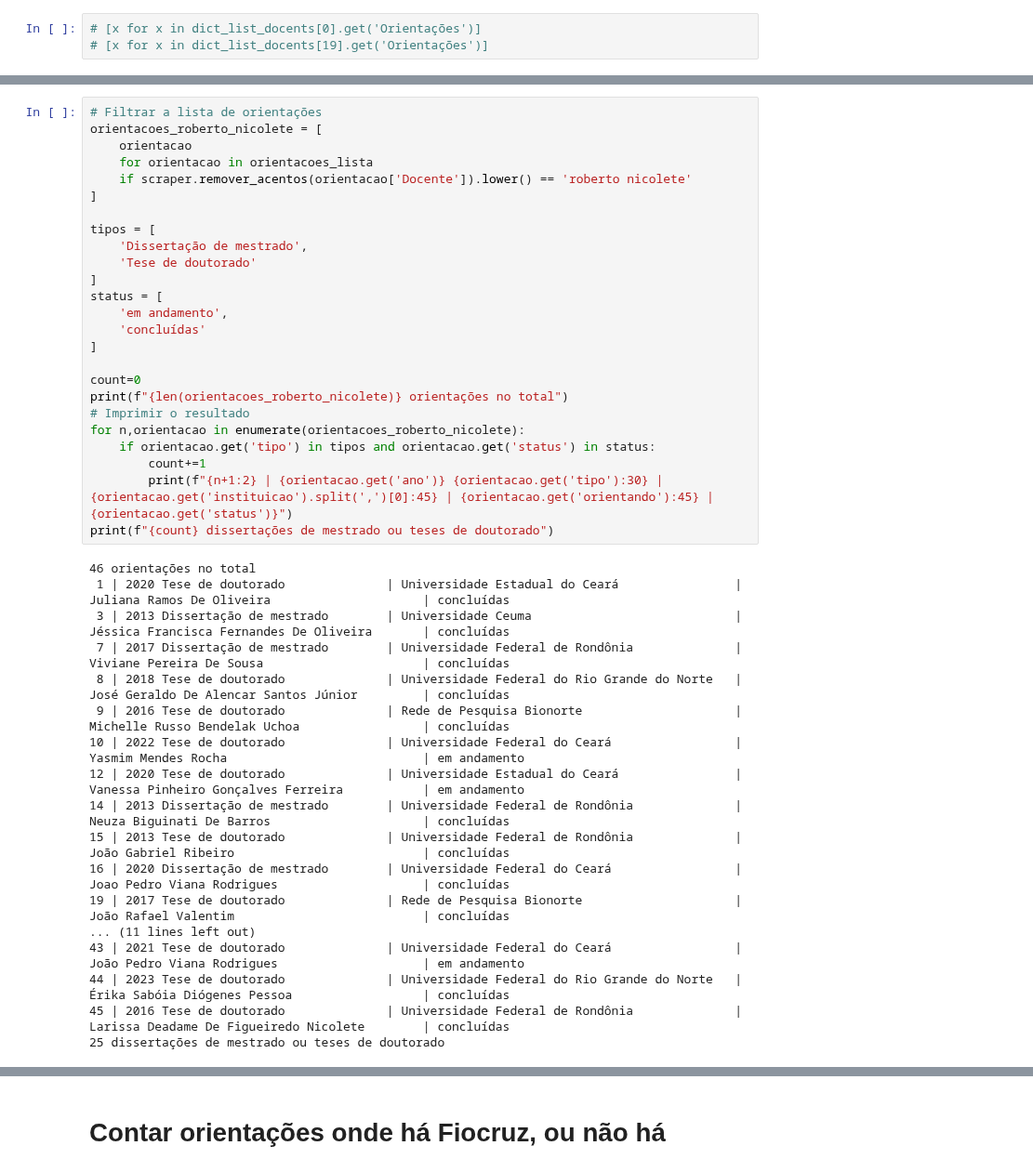
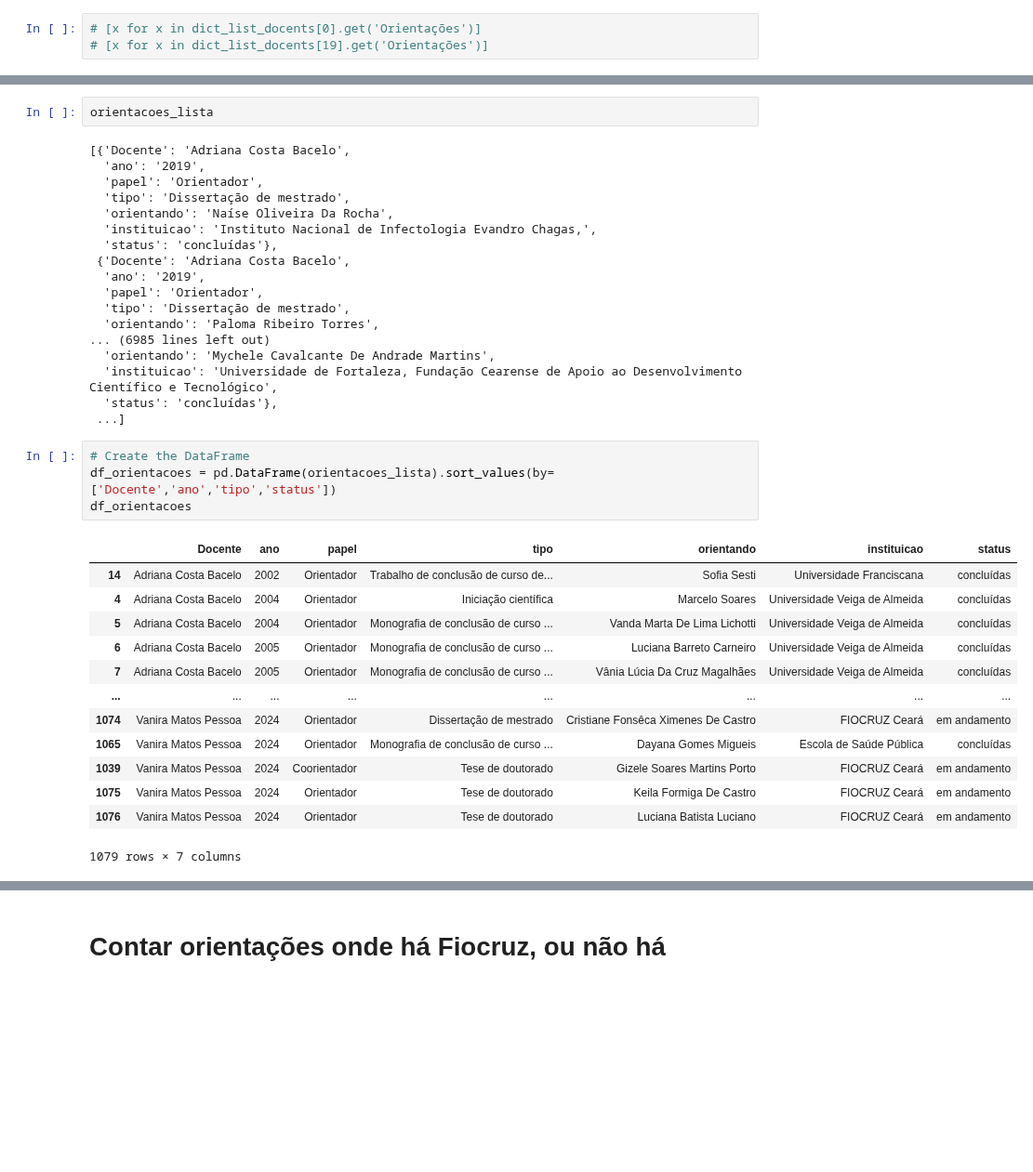
Before and after one commit to makaires77/ppgcs, a Jupyter notebook: nbk_eval_program_FIOCE.ipynb, the cells around one changed output, grey strips where cells are left out. Shown at 93% size. Saved outputs shown, nothing was run; the diff lists cells and outputs as text; blank space fills up the shorter version.

```diff
--- a/nbk_eval_program_FIOCE.ipynb
+++ b/nbk_eval_program_FIOCE.ipynb
@@ -1319,44 +995,39 @@ df_orientacoes = pd.DataFrame(orientacoes_lista).sort_values(by=['Docente','stat
+# %%
+orientacoes_lista
+# %% [output]
+[{'Docente': 'Adriana Costa Bacelo',
+  'ano': '2019',
+  'papel': 'Orientador',
+  'tipo': 'Dissertação de mestrado',
+  'orientando': 'Naíse Oliveira Da Rocha',
+  'instituicao': 'Instituto Nacional de Infectologia Evandro Chagas,',
+  'status': 'concluídas'},
+ {'Docente': 'Adriana Costa Bacelo',
+  'ano': '2019',
+  'papel': 'Orientador',
+  'tipo': 'Dissertação de mestrado',
+  'orientando': 'Paloma Ribeiro Torres',
+... (6985 lines left out)
+  'orientando': 'Mychele Cavalcante De Andrade Martins',
+  'instituicao': 'Universidade de Fortaleza, Fundação Cearense de Apoio ao Desenvolvimento Científico e Tecnológico',
+  'status': 'concluídas'},
+ ...]
 # %%
-# Filtrar a lista de orientações
-orientacoes_roberto_nicolete = [
-    orientacao
-    for orientacao in orientacoes_lista
-    if scraper.remover_acentos(orientacao['Docente']).lower() == 'roberto nicolete'
-]
-
-tipos = [
-    'Dissertação de mestrado',
-    'Tese de doutorado'
-]
-status = [
-    'em andamento',
-    'concluídas'
-]
-
-count=0
-print(f"{len(orientacoes_roberto_nicolete)} orientações no total")
-# Imprimir o resultado
-for n,orientacao in enumerate(orientacoes_roberto_nicolete):
-    if orientacao.get('tipo') in tipos and orientacao.get('status') in status:
-        count+=1
-        print(f"{n+1:2} | {orientacao.get('ano')} {orientacao.get('tipo'):30} | {orientacao.get('instituicao').split(',')[0]:45} | {orientacao.get('orientando'):45} | {orientacao.get('status')}")
-print(f"{count} dissertações de mestrado ou teses de doutorado")
+# Create the DataFrame
+df_orientacoes = pd.DataFrame(orientacoes_lista).sort_values(by=['Docente','ano','tipo','status'])
+df_orientacoes
 # %% [output]
+|  | Docente | ano | papel | tipo | orientando | instituicao | status |
+| 14 | Adriana Costa Bacelo | 2002 | Orientador | Trabalho de conclusão de curso de... | Sofia Sesti | Universidade Franciscana | concluídas |
+| 4 | Adriana Costa Bacelo | 2004 | Orientador | Iniciação científica | Marcelo Soares | Universidade Veiga de Almeida | concluídas |
+| 5 | Adriana Costa Bacelo | 2004 | Orientador | Monografia de conclusão de curso ... | Vanda Marta De Lima Lichotti | Universidade Veiga de Almeida | concluídas |
+| 6 | Adriana Costa Bacelo | 2005 | Orientador | Monografia de conclusão de curso ... | Luciana Barreto Carneiro | Universidade Veiga de Almeida | concluídas |
+| 7 | Adriana Costa Bacelo | 2005 | Orientador | Monografia de conclusão de curso ... | Vânia Lúcia Da Cruz Magalhães | Universidade Veiga de Almeida | concluídas |
+| ... | ... | ... | ... | ... | ... | ... | ... |
+| 1074 | Vanira Matos Pessoa | 2024 | Orientador | Dissertação de mestrado | Cristiane Fonsêca Ximenes De Castro | FIOCRUZ Ceará | em andamento |
+| 1065 | Vanira Matos Pessoa | 2024 | Orientador | Monografia de conclusão de curso ... | Dayana Gomes Migueis | Escola de Saúde Pública | concluídas |
+| 1039 | Vanira Matos Pessoa | 2024 | Coorientador | Tese de doutorado | Gizele Soares Martins Porto | FIOCRUZ Ceará | em andamento |
+| 1075 | Vanira Matos Pessoa | 2024 | Orientador | Tese de doutorado | Keila Formiga De Castro | FIOCRUZ Ceará | em andamento |
+| 1076 | Vanira Matos Pessoa | 2024 | Orientador | Tese de doutorado | Luciana Batista Luciano | FIOCRUZ Ceará | em andamento |
-46 orientações no total
- 1 | 2020 Tese de doutorado              | Universidade Estadual do Ceará                | Juliana Ramos De Oliveira                     | concluídas
- 3 | 2013 Dissertação de mestrado        | Universidade Ceuma                            | Jéssica Francisca Fernandes De Oliveira       | concluídas
- 7 | 2017 Dissertação de mestrado        | Universidade Federal de Rondônia              | Viviane Pereira De Sousa                      | concluídas
- 8 | 2018 Tese de doutorado              | Universidade Federal do Rio Grande do Norte   | José Geraldo De Alencar Santos Júnior         | concluídas
- 9 | 2016 Tese de doutorado              | Rede de Pesquisa Bionorte                     | Michelle Russo Bendelak Uchoa                 | concluídas
-10 | 2022 Tese de doutorado              | Universidade Federal do Ceará                 | Yasmim Mendes Rocha                           | em andamento
-12 | 2020 Tese de doutorado              | Universidade Estadual do Ceará                | Vanessa Pinheiro Gonçalves Ferreira           | em andamento
-14 | 2013 Dissertação de mestrado        | Universidade Federal de Rondônia              | Neuza Biguinati De Barros                     | concluídas
-15 | 2013 Tese de doutorado              | Universidade Federal de Rondônia              | João Gabriel Ribeiro                          | concluídas
-16 | 2020 Dissertação de mestrado        | Universidade Federal do Ceará                 | Joao Pedro Viana Rodrigues                    | concluídas
-19 | 2017 Tese de doutorado              | Rede de Pesquisa Bionorte                     | João Rafael Valentim                          | concluídas
-... (11 lines left out)
-43 | 2021 Tese de doutorado              | Universidade Federal do Ceará                 | João Pedro Viana Rodrigues                    | em andamento
-44 | 2023 Tese de doutorado              | Universidade Federal do Rio Grande do Norte   | Érika Sabóia Diógenes Pessoa                  | concluídas
-45 | 2016 Tese de doutorado              | Universidade Federal de Rondônia              | Larissa Deadame De Figueiredo Nicolete        | concluídas
-25 dissertações de mestrado ou teses de doutorado
+1079 rows × 7 columns
 # %%
```
Also changed, not shown: parts of 47 cells of this notebook, 5 other files.
